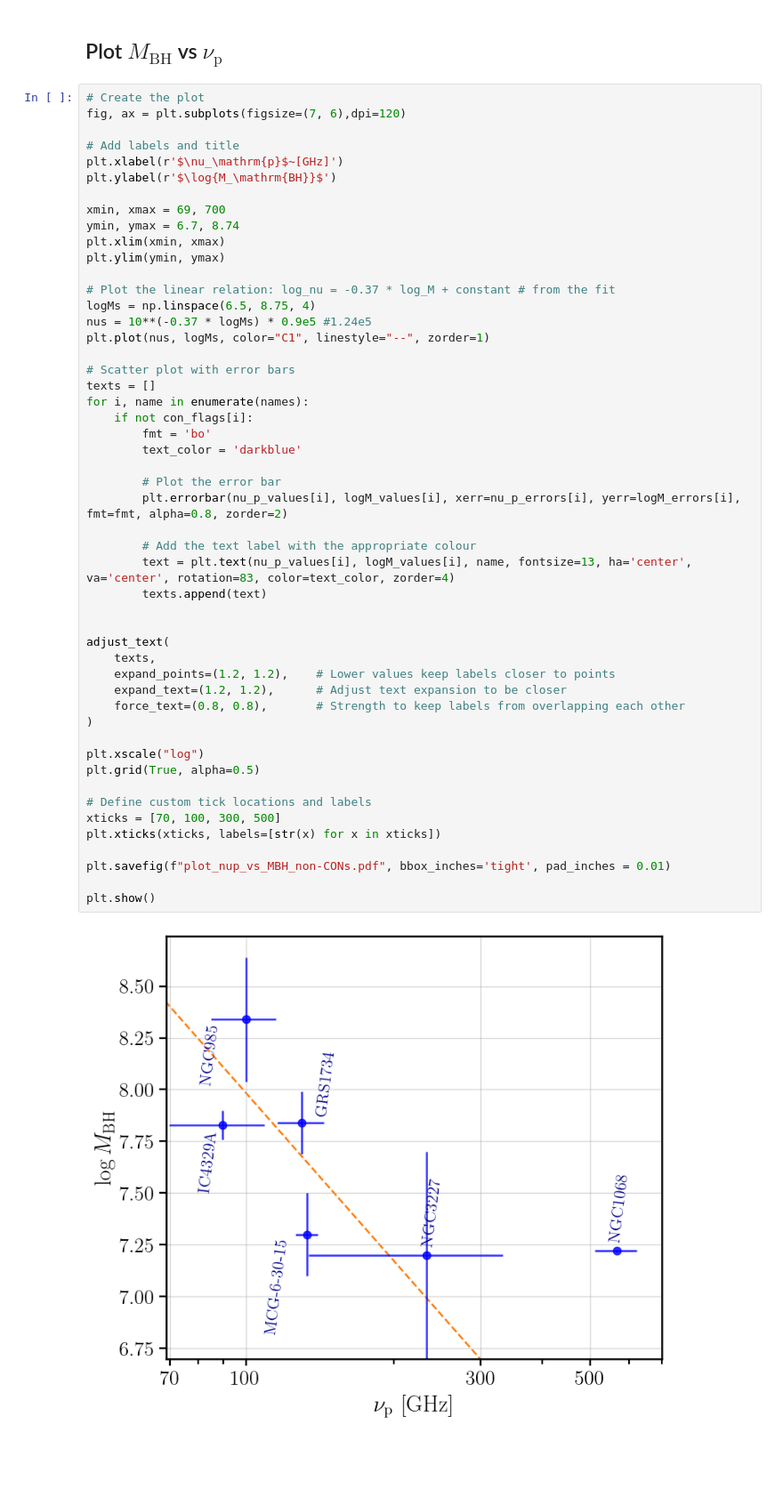
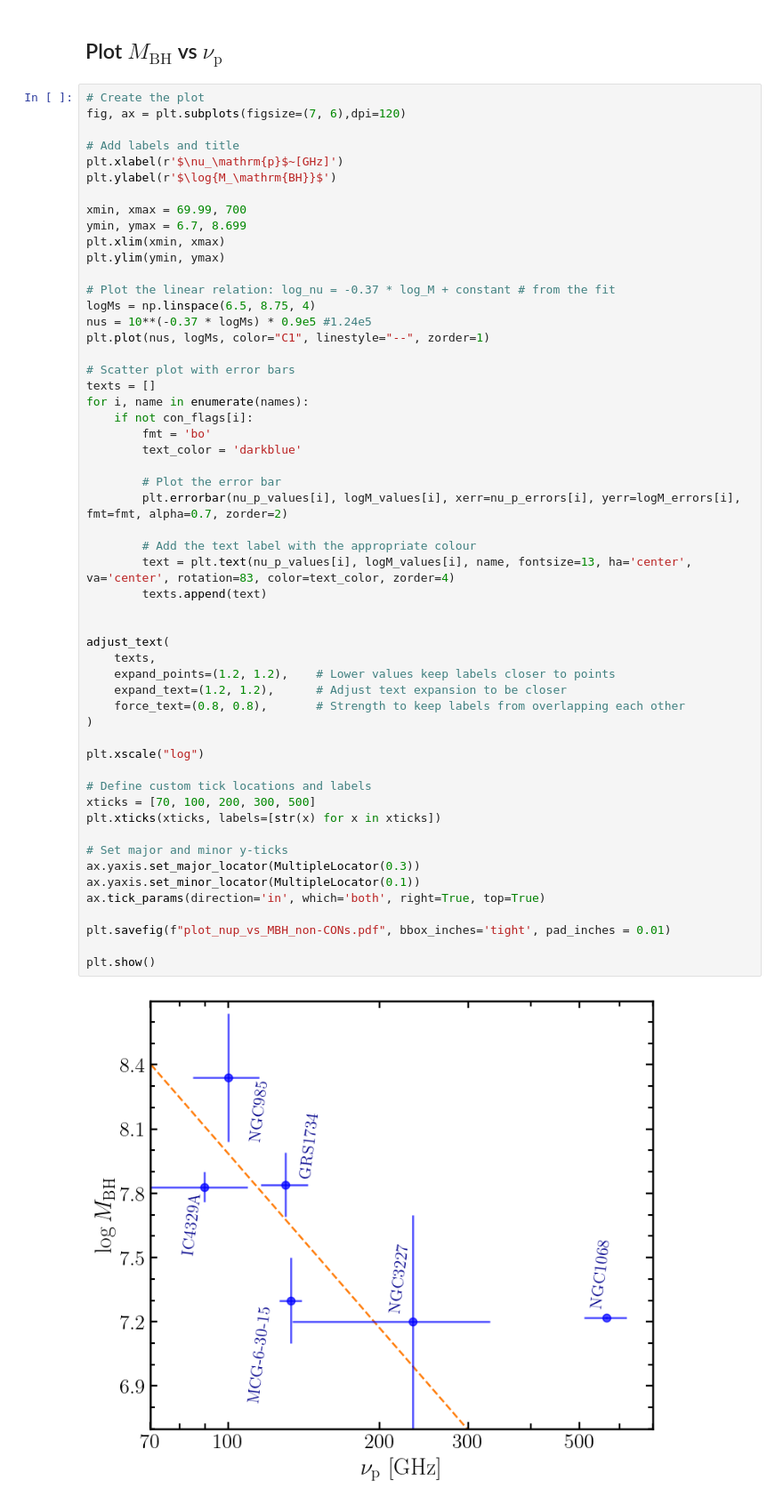
Before and after one commit to santimda/sed_fitter_BHcorona, a Jupyter notebook: scripts/plot_r_vs_B.ipynb, the cells around one changed output. Shown at 89% size. Drawn from its saved outputs; the diff is of its cells as text; blank space fills up the shorter version.

Commit message:
Updated plots to A&A format (no grids)

```diff
--- a/scripts/plot_r_vs_B.ipynb
+++ b/scripts/plot_r_vs_B.ipynb
@@ -119,8 +129,8 @@ fig, ax = plt.subplots(figsize=(7, 6),dpi=120)
 plt.xlabel(r'$\nu_\mathrm{p}$~[GHz]')
 plt.ylabel(r'$\log{M_\mathrm{BH}}$')
 
-xmin, xmax = 69, 700
-ymin, ymax = 6.7, 8.74
+xmin, xmax = 69.99, 700
+ymin, ymax = 6.7, 8.699
 plt.xlim(xmin, xmax)
 plt.ylim(ymin, ymax)
 
@@ -132,34 +142,38 @@ plt.plot(nus, logMs, color="C1", linestyle="--", zorder=1)
 # Scatter plot with error bars
 texts = []
 for i, name in enumerate(names):
     if not con_flags[i]:
         fmt = 'bo'
         text_color = 'darkblue'
 
         # Plot the error bar
-        plt.errorbar(nu_p_values[i], logM_values[i], xerr=nu_p_errors[i], yerr=logM_errors[i], fmt=fmt, alpha=0.8, zorder=2)
+        plt.errorbar(nu_p_values[i], logM_values[i], xerr=nu_p_errors[i], yerr=logM_errors[i], fmt=fmt, alpha=0.7, zorder=2)
 
         # Add the text label with the appropriate colour
         text = plt.text(nu_p_values[i], logM_values[i], name, fontsize=13, ha='center', va='center', rotation=83, color=text_color, zorder=4)
         texts.append(text)
 
 
 adjust_text(
     texts,
     expand_points=(1.2, 1.2),    # Lower values keep labels closer to points
     expand_text=(1.2, 1.2),      # Adjust text expansion to be closer
     force_text=(0.8, 0.8),       # Strength to keep labels from overlapping each other
 )
 
 plt.xscale("log")
-plt.grid(True, alpha=0.5)
 
 # Define custom tick locations and labels
-xticks = [70, 100, 300, 500]
+xticks = [70, 100, 200, 300, 500]
 plt.xticks(xticks, labels=[str(x) for x in xticks])
+
+# Set major and minor y-ticks
+ax.yaxis.set_major_locator(MultipleLocator(0.3))
+ax.yaxis.set_minor_locator(MultipleLocator(0.1))
+ax.tick_params(direction='in', which='both', right=True, top=True)
 
 plt.savefig(f"plot_nup_vs_MBH_non-CONs.pdf", bbox_inches='tight', pad_inches = 0.01)
 
 plt.show()
 # %% [output]
-[figure, old version]
+[figure, new version]
```
Also changed, not shown: parts of 17 cells of this notebook.
